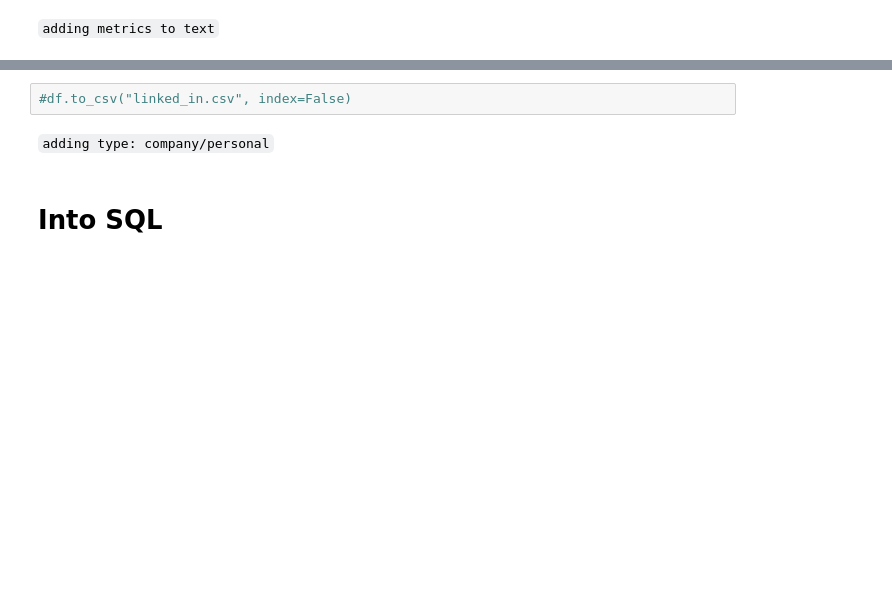
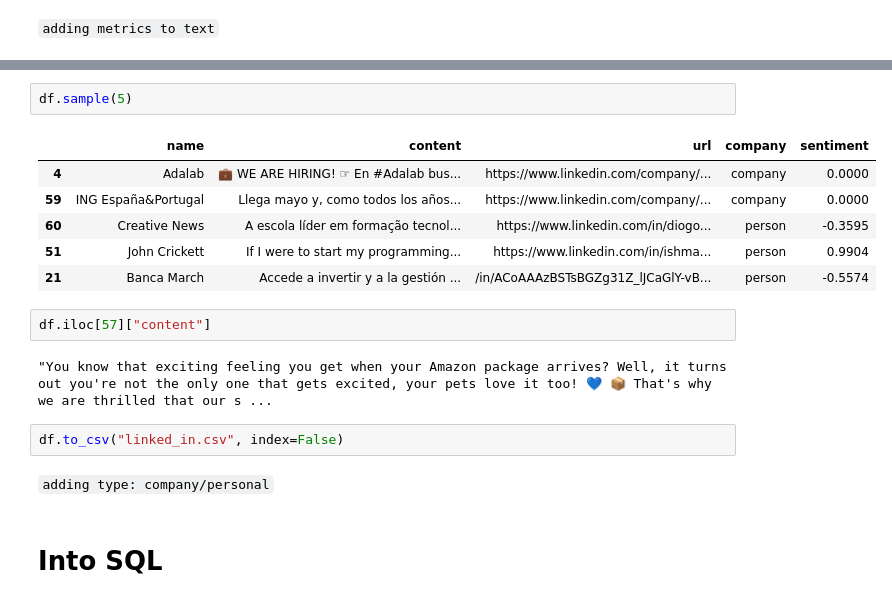
Before and after one commit to Ironhack-data-bcn-feb-2023/lectures, a Jupyter notebook: 34. Selenium.ipynb, the cells around one changed output, grey strips where cells are left out. Saved outputs shown, nothing was run; the diff lists cells and outputs as text; blank space fills up the shorter version.

```diff
--- a/34. Selenium.ipynb
+++ b/34. Selenium.ipynb
@@ -260,5 +357,18 @@ df
+# %%
+df.sample(5)
+# %% [output]
+|  | name | content | url | company | sentiment |
+| 4 | Adalab | 💼 WE ARE HIRING! ☞ En #Adalab bus... | https://www.linkedin.com/company/... | company | 0.0000 |
+| 59 | ING España&Portugal | Llega mayo y, como todos los años... | https://www.linkedin.com/company/... | company | 0.0000 |
+| 60 | Creative News | A escola líder em formação tecnol... | https://www.linkedin.com/in/diogo... | person | -0.3595 |
+| 51 | John Crickett | If I were to start my programming... | https://www.linkedin.com/in/ishma... | person | 0.9904 |
+| 21 | Banca March | Accede a invertir y a la gestión ... | /in/ACoAAAzBSTsBGZg31Z_lJCaGlY-vB... | person | -0.5574 |
+# %%
+df.iloc[57]["content"]
+# %% [output]
+"You know that exciting feeling you get when your Amazon package arrives? Well, it turns out you're not the only one that gets excited, your pets love it too! 💙 📦 That's why we are thrilled that our s ...
 # %%
-#df.to_csv("linked_in.csv", index=False)
+df.to_csv("linked_in.csv", index=False)
 # %% [markdown]
 `adding type: company/personal`
 # %% [markdown]
```
Also changed, not shown: parts of 33 cells of this notebook, 1 other file.
